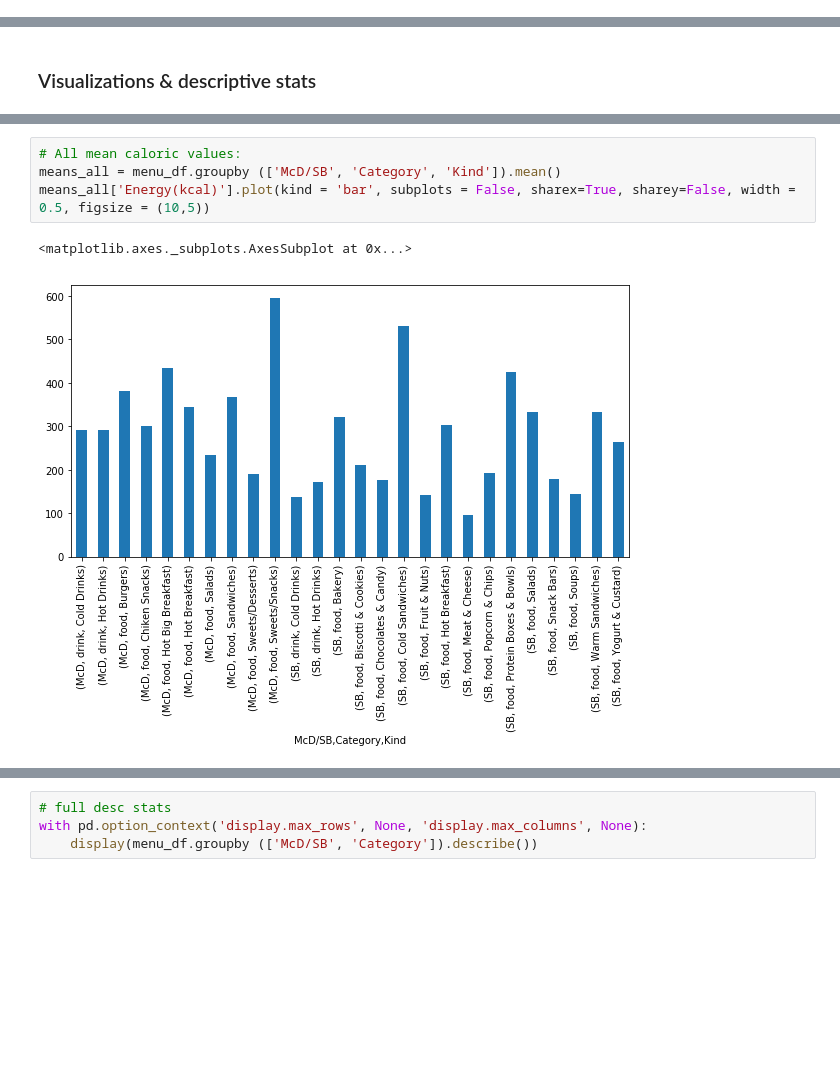
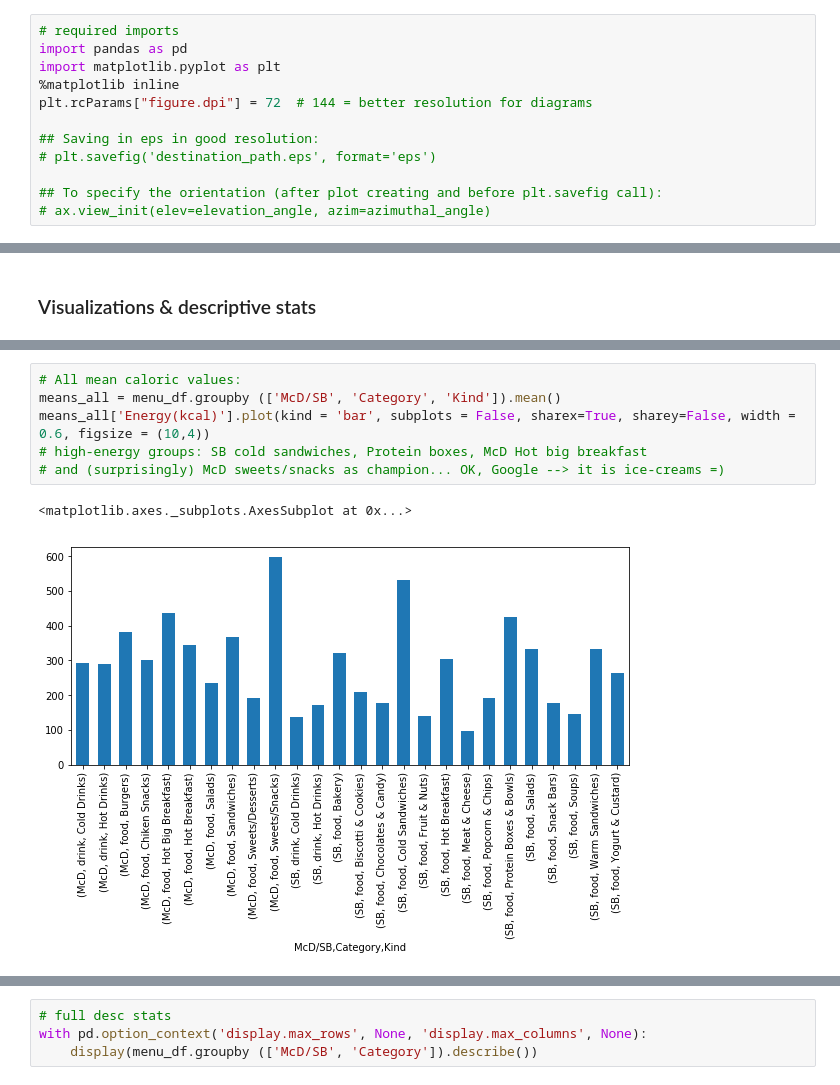
Before and after one commit to merr-src/edu_pet_projects, a Jupyter notebook: edu_pet_projects/data_processing.ipynb, the cells around one changed output, grey strips where cells are left out. Cells and saved outputs as stored; diff of their text form; blank space fills up the shorter version.

```diff
--- a/edu_pet_projects/data_processing.ipynb
+++ b/edu_pet_projects/data_processing.ipynb
@@ -7,0 +16,12 @@ import matplotlib
+# %%
+# required imports
+import pandas as pd
+import matplotlib.pyplot as plt
+%matplotlib inline
+plt.rcParams["figure.dpi"] = 72  # 144 = better resolution for diagrams
+
+## Saving in eps in good resolution:
+# plt.savefig('destination_path.eps', format='eps')
+
+## To specify the orientation (after plot creating and before plt.savefig call):
+# ax.view_init(elev=elevation_angle, azim=azimuthal_angle)
@@ -210,7 +216,9 @@ menu_df.groupby (['McD/SB','Category']).count()['Kind'].plot.pie(subplots=False,
 # %%
 # All mean caloric values:
 means_all = menu_df.groupby (['McD/SB', 'Category', 'Kind']).mean()
-means_all['Energy(kcal)'].plot(kind = 'bar', subplots = False, sharex=True, sharey=False, width = 0.5, figsize = (10,5))
+means_all['Energy(kcal)'].plot(kind = 'bar', subplots = False, sharex=True, sharey=False, width = 0.6, figsize = (10,4))
+# high-energy groups: SB cold sandwiches, Protein boxes, McD Hot big breakfast
+# and (surprisingly) McD sweets/snacks as champion... OK, Google --> it is ice-creams =)
 # %% [output]
 <matplotlib.axes._subplots.AxesSubplot at 0x...>
-[figure, old version]
+[figure, new version]
```
Also changed, not shown: parts of 34 cells of this notebook, 6 other files.
